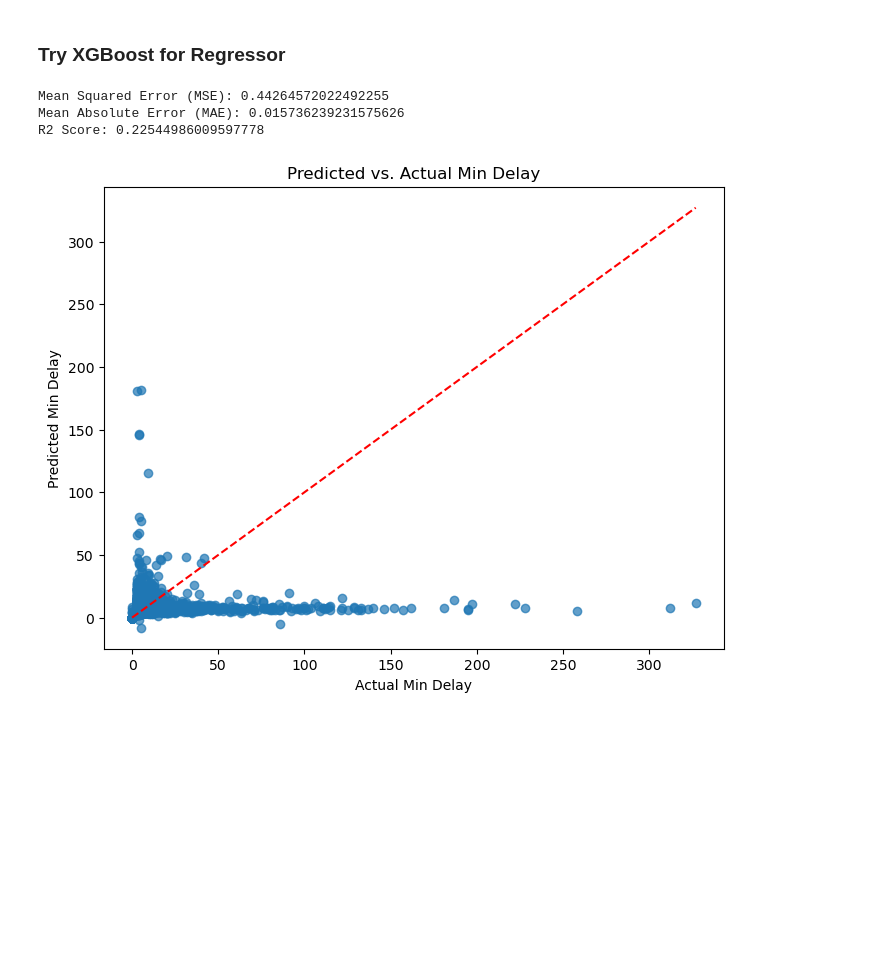
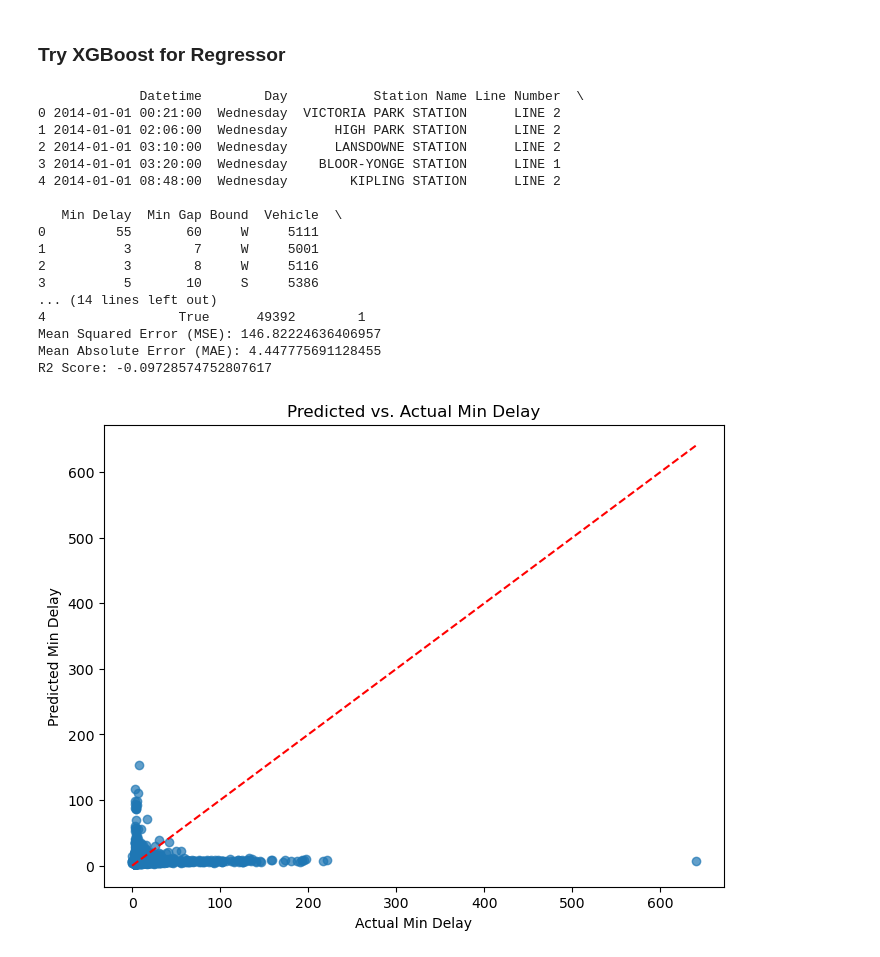
Before and after one commit to michelleyucollins/TardyTerminatorCommittee, a Jupyter notebook: subway_analysis/models/XGBoost_test.ipynb, the cells around one changed output. Drawn from its saved outputs; the diff is of its cells as text; code cells hidden in the pictures; blank space fills up the shorter version.

```diff
--- a/subway_analysis/models/XGBoost_test.ipynb
+++ b/subway_analysis/models/XGBoost_test.ipynb
@@ -350,9 +447,16 @@ weighted avg       1.00      1.00      1.00   4097419
 # %%
 from sklearn.metrics import mean_squared_error, mean_absolute_error, r2_score
 
+df = pd.read_csv('../data/cleaned_data_with_bounds.csv')
+df['Datetime'] = pd.to_datetime(df['Datetime'])
+df['Delayed'] = 1  # Mark original records as delayed
+start_date = datetime(2022, 1, 1)
+end_date = datetime(2024, 12, 31)
 
+# Make original df the original data frame starting datetime = 2022-01-01 00:00:00
+data = df.copy()
+print(data.head())
 # We'll drop Min Gap, and also drop columns that aren't useful for regression (e.g., raw Datetime and Day)
-data = combined_df.copy()
 data = data.drop(columns=["Min Gap", "Datetime", "Day", "Cause for Delay"])
 
 # Our target variable is "Min Delay"
@@ -374,34 +478,48 @@ X_train, X_test, y_train, y_test = train_test_split(X, y,
                                                     random_state=42)
 
 # Initialize the XGBoost regressor
 model_reg = xgb.XGBRegressor(random_state=42)
 
 # Train the model
 model_reg.fit(X_train, y_train)
 
 # Make predictions on the test set
 y_pred = model_reg.predict(X_test)
 
 # Evaluate the model
 mse = mean_squared_error(y_test, y_pred)
 mae = mean_absolute_error(y_test, y_pred)
 r2 = r2_score(y_test, y_pred)
 
 print("Mean Squared Error (MSE):", mse)
 print("Mean Absolute Error (MAE):", mae)
 print("R2 Score:", r2)
 
 # Optional: Plot Actual vs. Predicted Min Delay values
 plt.figure(figsize=(8, 6))
 plt.scatter(y_test, y_pred, alpha=0.7)
 plt.xlabel("Actual Min Delay")
 plt.ylabel("Predicted Min Delay")
 plt.title("Predicted vs. Actual Min Delay")
 # Draw a reference line
 plt.plot([y_test.min(), y_test.max()], [y_test.min(), y_test.max()], 'r--')
 plt.show()
 # %% [output]
-Mean Squared Error (MSE): 0.44264572022492255
-Mean Absolute Error (MAE): 0.015736239231575626
-R2 Score: 0.22544986009597778
+             Datetime        Day           Station Name Line Number  \
+0 2014-01-01 00:21:00  Wednesday  VICTORIA PARK STATION      LINE 2
+1 2014-01-01 02:06:00  Wednesday      HIGH PARK STATION      LINE 2
+2 2014-01-01 03:10:00  Wednesday      LANSDOWNE STATION      LINE 2
+3 2014-01-01 03:20:00  Wednesday    BLOOR-YONGE STATION      LINE 1
+4 2014-01-01 08:48:00  Wednesday        KIPLING STATION      LINE 2
+
+   Min Delay  Min Gap Bound  Vehicle  \
+0         55       60     W     5111
+1          3        7     W     5001
+2          3        8     W     5116
+3          5       10     S     5386
+... (14 lines left out)
+4                 True      49392        1
+Mean Squared Error (MSE): 146.82224636406957
+Mean Absolute Error (MAE): 4.447775691128455
+R2 Score: -0.09728574752807617
-[figure, old version]
+[figure, new version]
```
Also changed, not shown: parts of 7 cells of this notebook, 4 other files.
